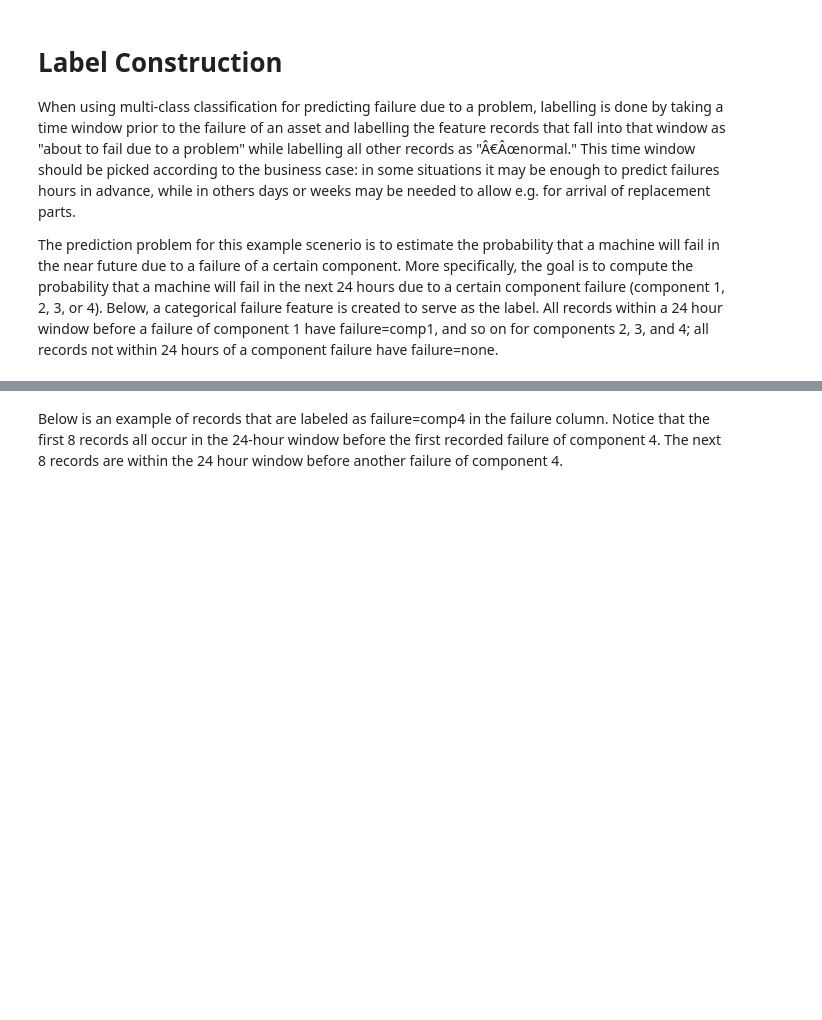
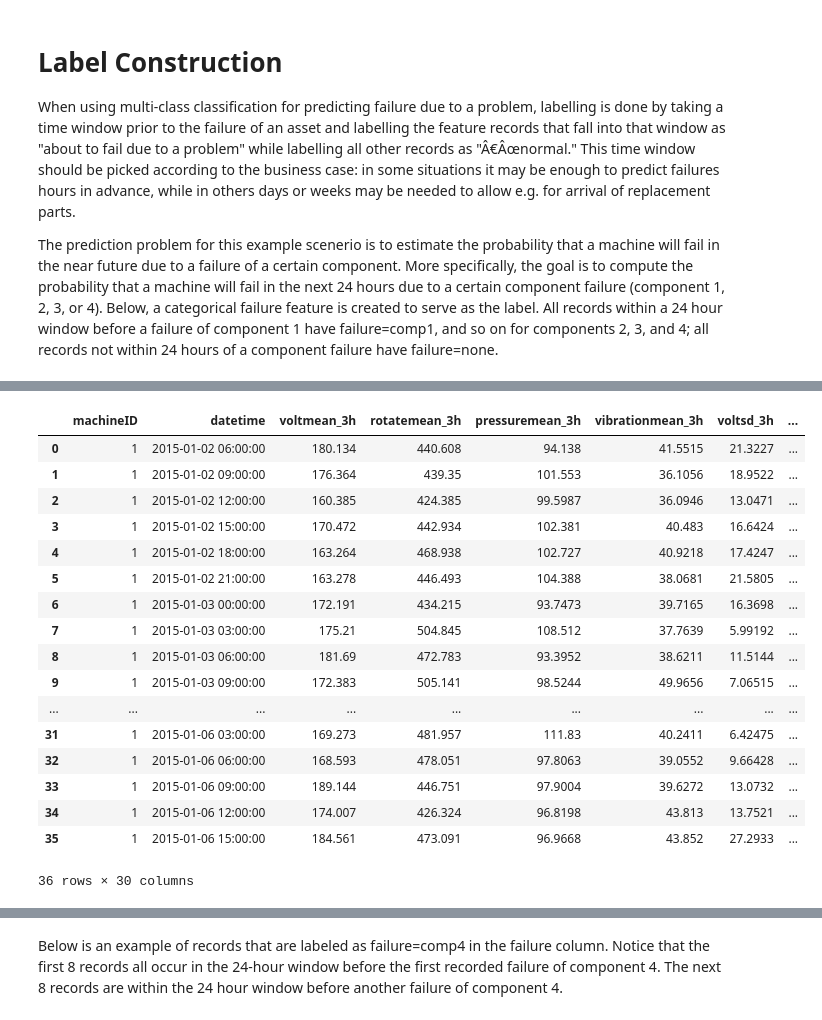
Before and after one commit to andreiciobanu/Predictive_Maintenance_using_Machine-Learning_Microsoft_Casestudy, a Jupyter notebook: Predictive Maintenance using Machine Learning - Simple.ipynb, the cells around one changed output, grey strips where cells are left out. Drawn from its saved outputs; the diff is of its cells as text; code cells hidden in the pictures; blank space fills up the shorter version.

```diff
--- a/Predictive Maintenance using Machine Learning - Simple.ipynb
+++ b/Predictive Maintenance using Machine Learning - Simple.ipynb
@@ -714,0 +723,22 @@ labeled_features.head()
+# %%
+labeled_features = labeled_features.bfill(axis=1, limit=7) # fill backward up to 24h
+labeled_features
+# %% [output]
+|  | machineID | datetime | voltmean_3h | rotatemean_3h | pressuremean_3h | vibrationmean_3h | voltsd_3h | ... |
+| 0 | 1 | 2015-01-02 06:00:00 | 180.134 | 440.608 | 94.138 | 41.5515 | 21.3227 | ... |
+| 1 | 1 | 2015-01-02 09:00:00 | 176.364 | 439.35 | 101.553 | 36.1056 | 18.9522 | ... |
+| 2 | 1 | 2015-01-02 12:00:00 | 160.385 | 424.385 | 99.5987 | 36.0946 | 13.0471 | ... |
+| 3 | 1 | 2015-01-02 15:00:00 | 170.472 | 442.934 | 102.381 | 40.483 | 16.6424 | ... |
+| 4 | 1 | 2015-01-02 18:00:00 | 163.264 | 468.938 | 102.727 | 40.9218 | 17.4247 | ... |
+| 5 | 1 | 2015-01-02 21:00:00 | 163.278 | 446.493 | 104.388 | 38.0681 | 21.5805 | ... |
+| 6 | 1 | 2015-01-03 00:00:00 | 172.191 | 434.215 | 93.7473 | 39.7165 | 16.3698 | ... |
+| 7 | 1 | 2015-01-03 03:00:00 | 175.21 | 504.845 | 108.512 | 37.7639 | 5.99192 | ... |
+| 8 | 1 | 2015-01-03 06:00:00 | 181.69 | 472.783 | 93.3952 | 38.6211 | 11.5144 | ... |
+| 9 | 1 | 2015-01-03 09:00:00 | 172.383 | 505.141 | 98.5244 | 49.9656 | 7.06515 | ... |
+| ... | ... | ... | ... | ... | ... | ... | ... | ... |
+| 31 | 1 | 2015-01-06 03:00:00 | 169.273 | 481.957 | 111.83 | 40.2411 | 6.42475 | ... |
+| 32 | 1 | 2015-01-06 06:00:00 | 168.593 | 478.051 | 97.8063 | 39.0552 | 9.66428 | ... |
+| 33 | 1 | 2015-01-06 09:00:00 | 189.144 | 446.751 | 97.9004 | 39.6272 | 13.0732 | ... |
+| 34 | 1 | 2015-01-06 12:00:00 | 174.007 | 426.324 | 96.8198 | 43.813 | 13.7521 | ... |
+| 35 | 1 | 2015-01-06 15:00:00 | 184.561 | 473.091 | 96.9668 | 43.852 | 27.2933 | ... |
+36 rows × 30 columns
```
Also changed, not shown: parts of 2 cells of this notebook, 3 other files.
